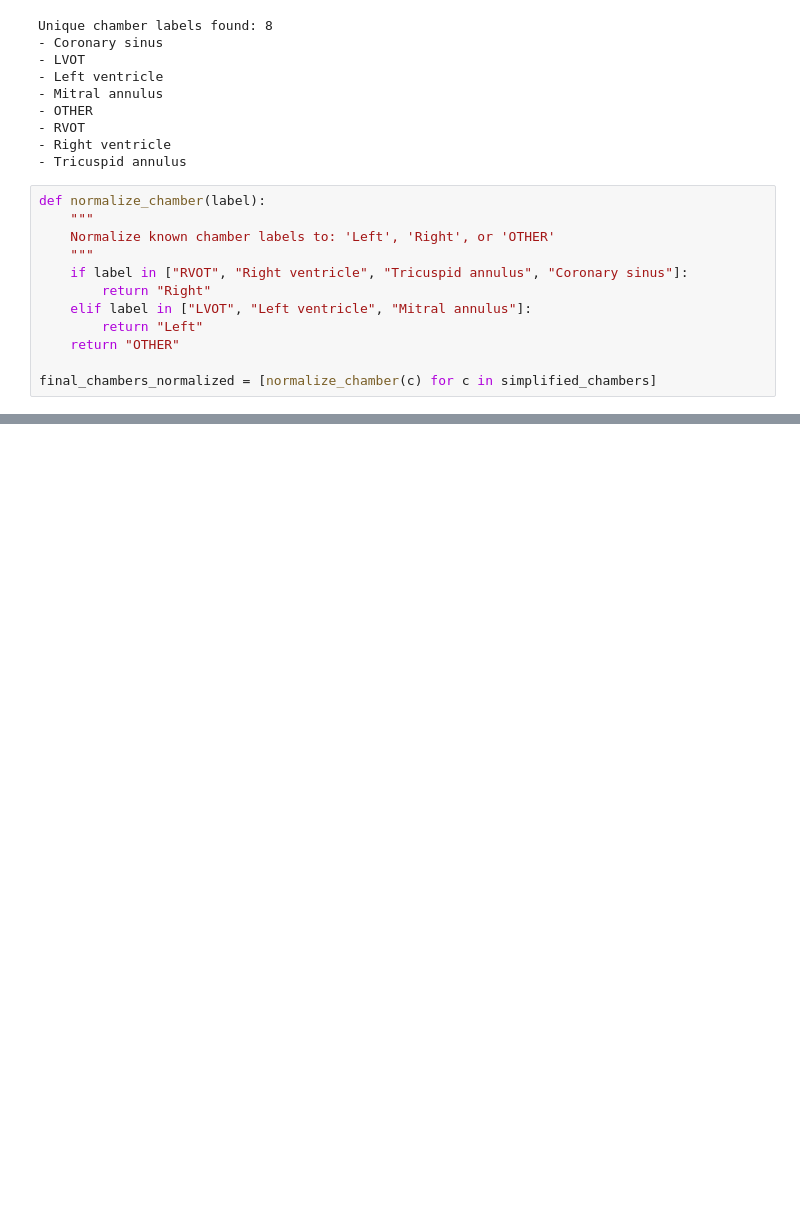
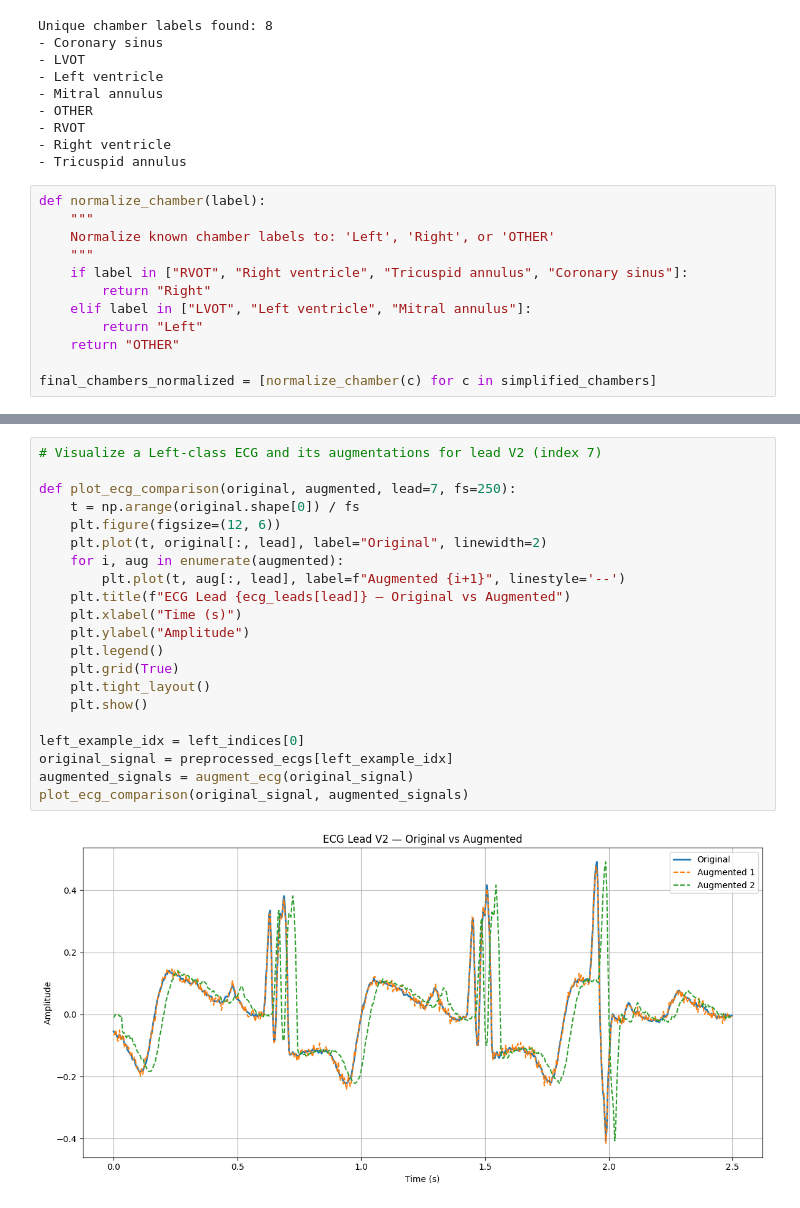
Before and after one commit to taniapazospuig/compbiomed-seminars, a Jupyter notebook: 01_preprocessing.ipynb, the cells around one changed output, grey strips where cells are left out. Cells and saved outputs as stored; diff of their text form; blank space fills up the shorter version.

```diff
--- a/01_preprocessing.ipynb
+++ b/01_preprocessing.ipynb
@@ -281,0 +346,23 @@ With only 40 samples for Left and 140 for Right, our model  might favo the Right
+# %%
+# Visualize a Left-class ECG and its augmentations for lead V2 (index 7)
+
+def plot_ecg_comparison(original, augmented, lead=7, fs=250):
+    t = np.arange(original.shape[0]) / fs
+    plt.figure(figsize=(12, 6))
+    plt.plot(t, original[:, lead], label="Original", linewidth=2)
+    for i, aug in enumerate(augmented):
+        plt.plot(t, aug[:, lead], label=f"Augmented {i+1}", linestyle='--')
+    plt.title(f"ECG Lead {ecg_leads[lead]} — Original vs Augmented")
+    plt.xlabel("Time (s)")
+    plt.ylabel("Amplitude")
+    plt.legend()
+    plt.grid(True)
+    plt.tight_layout()
+    plt.show()
+
+left_example_idx = left_indices[0]
+original_signal = preprocessed_ecgs[left_example_idx]
+augmented_signals = augment_ecg(original_signal)
+plot_ecg_comparison(original_signal, augmented_signals)
+# %% [output]
+[figure, added]
```
Also changed, not shown: parts of 4 cells of this notebook.
